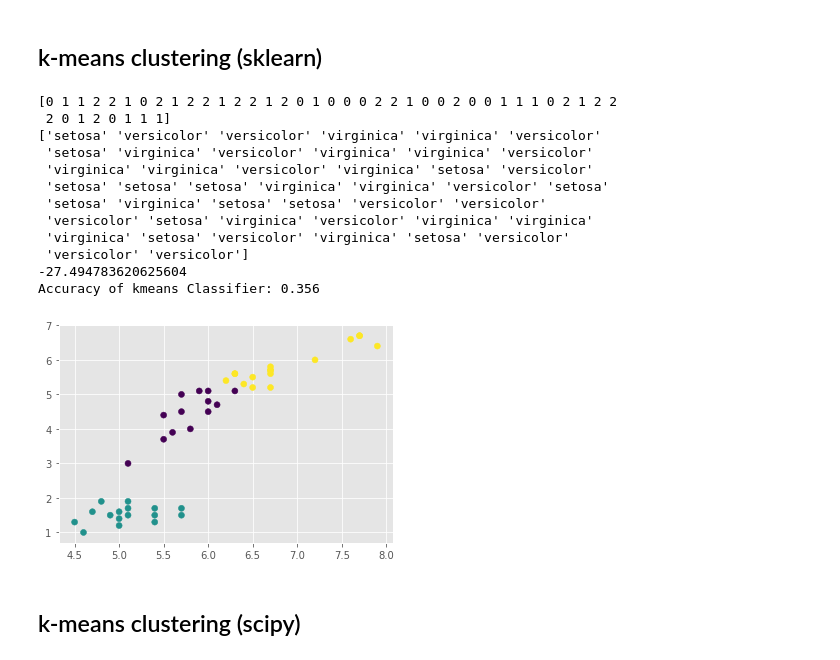
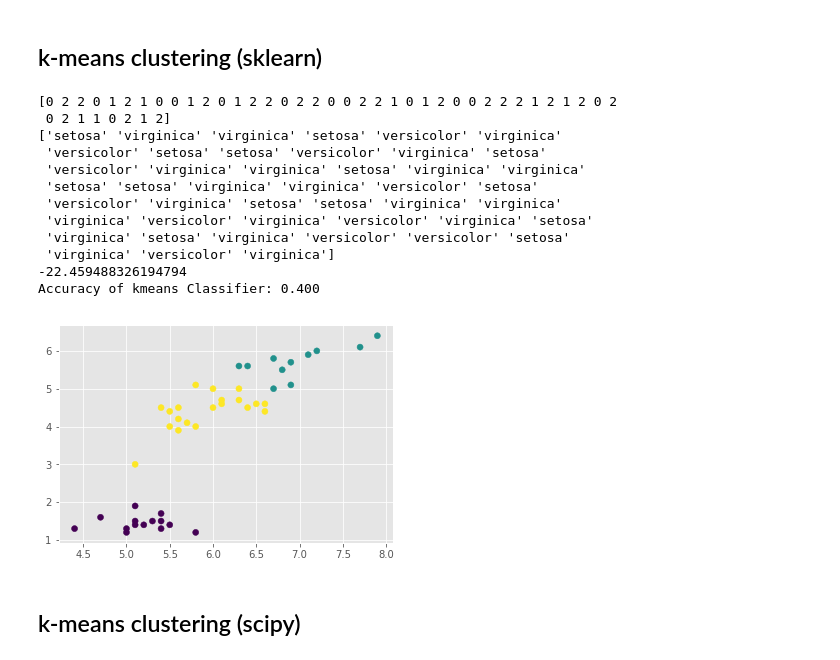
Before and after one commit to davidcoxon/Python, a Jupyter notebook: Reference/Classifiers/Classifiers.ipynb, the cells around one changed output. Saved outputs shown, nothing was run; the diff lists cells and outputs as text; code cells hidden in the pictures.

```diff
--- a/Reference/Classifiers/Classifiers.ipynb
+++ b/Reference/Classifiers/Classifiers.ipynb
@@ -1411,53 +1621,53 @@ from sklearn.cluster import KMeans
 import matplotlib.pyplot as plt
 import pylab
 
-# set random seed
-SEED=np.random.seed(seed=90)
+# Set seed for reproducibility
+SEED = 1
 
 # Split data into 70% train and 30% test
-X_train, X_test, y_train, y_test = train_test_split(X3,y3,test_size=0.3, random_state=SEED)
+X_train, X_test, y_train, y_test = train_test_split(X,y,test_size=0.3, random_state=SEED)
 
 # instanciate model
 kmeans = KMeans(n_clusters=3)
 
 # fit model
 kmeans.fit(X_train,y_train)
 
 # create Labels
 kmlabels = kmeans.predict(X_test)
 
 # print labels
 print(kmlabels)
 
-print(iris.target_names[kmlabels])
+print(df3.target_names[kmlabels])
 
 ## test accuracy
 print(kmeans.score(X_test, kmlabels))
 
 # Evaluate and print test-set accuracy
 accuracy = accuracy_score(y_test, kmlabels)
 
 print('Accuracy of kmeans Classifier: {:.3f}'.format(accuracy))
 
 x2 = X_test[:,0]
 y2 = X_test[:,2]
 plt.scatter(x2, y2, c=kmlabels)
 pylab.savefig('Graphs/k-means.png')
 plt.show()
 # %% [output]
-[0 1 1 2 2 1 0 2 1 2 2 1 2 2 1 2 0 1 0 0 0 2 2 1 0 0 2 0 0 1 1 1 0 2 1 2 2
- 2 0 1 2 0 1 1 1]
-['setosa' 'versicolor' 'versicolor' 'virginica' 'virginica' 'versicolor'
- 'setosa' 'virginica' 'versicolor' 'virginica' 'virginica' 'versicolor'
- 'virginica' 'virginica' 'versicolor' 'virginica' 'setosa' 'versicolor'
- 'setosa' 'setosa' 'setosa' 'virginica' 'virginica' 'versicolor' 'setosa'
- 'setosa' 'virginica' 'setosa' 'setosa' 'versicolor' 'versicolor'
- 'versicolor' 'setosa' 'virginica' 'versicolor' 'virginica' 'virginica'
- 'virginica' 'setosa' 'versicolor' 'virginica' 'setosa' 'versicolor'
- 'versicolor' 'versicolor']
--27.494783620625604
-Accuracy of kmeans Classifier: 0.356
+[0 2 2 0 1 2 1 0 0 1 2 0 1 2 2 0 2 2 0 0 2 2 1 0 1 2 0 0 2 2 2 1 2 1 2 0 2
+ 0 2 1 1 0 2 1 2]
+['setosa' 'virginica' 'virginica' 'setosa' 'versicolor' 'virginica'
+ 'versicolor' 'setosa' 'setosa' 'versicolor' 'virginica' 'setosa'
+ 'versicolor' 'virginica' 'virginica' 'setosa' 'virginica' 'virginica'
+ 'setosa' 'setosa' 'virginica' 'virginica' 'versicolor' 'setosa'
+ 'versicolor' 'virginica' 'setosa' 'setosa' 'virginica' 'virginica'
+ 'virginica' 'versicolor' 'virginica' 'versicolor' 'virginica' 'setosa'
+ 'virginica' 'setosa' 'virginica' 'versicolor' 'versicolor' 'setosa'
+ 'virginica' 'versicolor' 'virginica']
+-22.459488326194794
+Accuracy of kmeans Classifier: 0.400
-[figure, old version]
+[figure, new version]
 # %% [markdown]
 ## k-means clustering (scipy)
 # %% [markdown]
```
Also changed, not shown: parts of 16 cells of this notebook.
